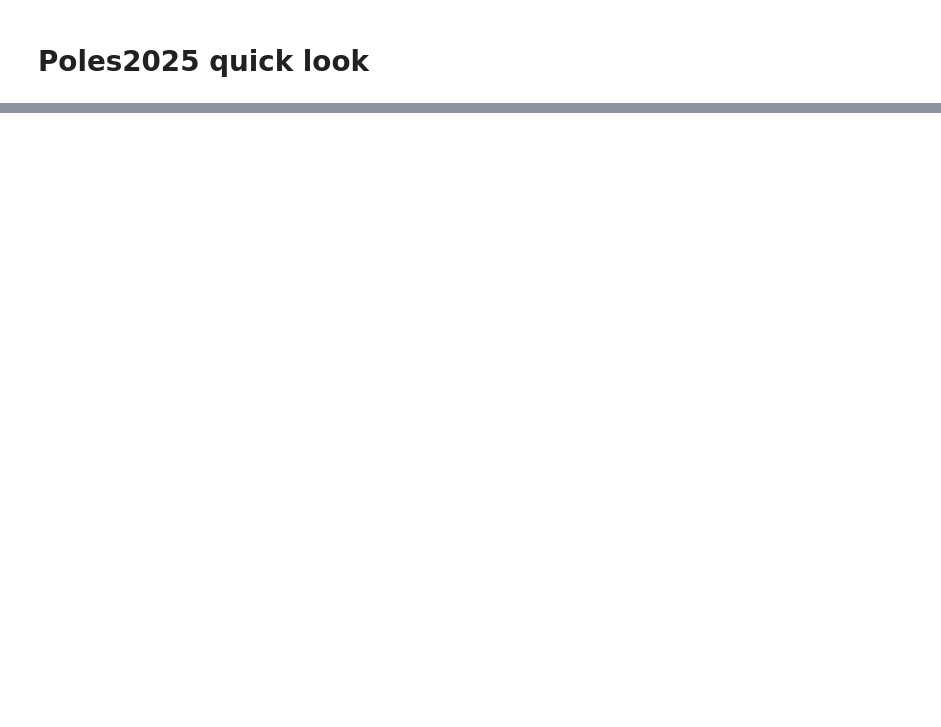
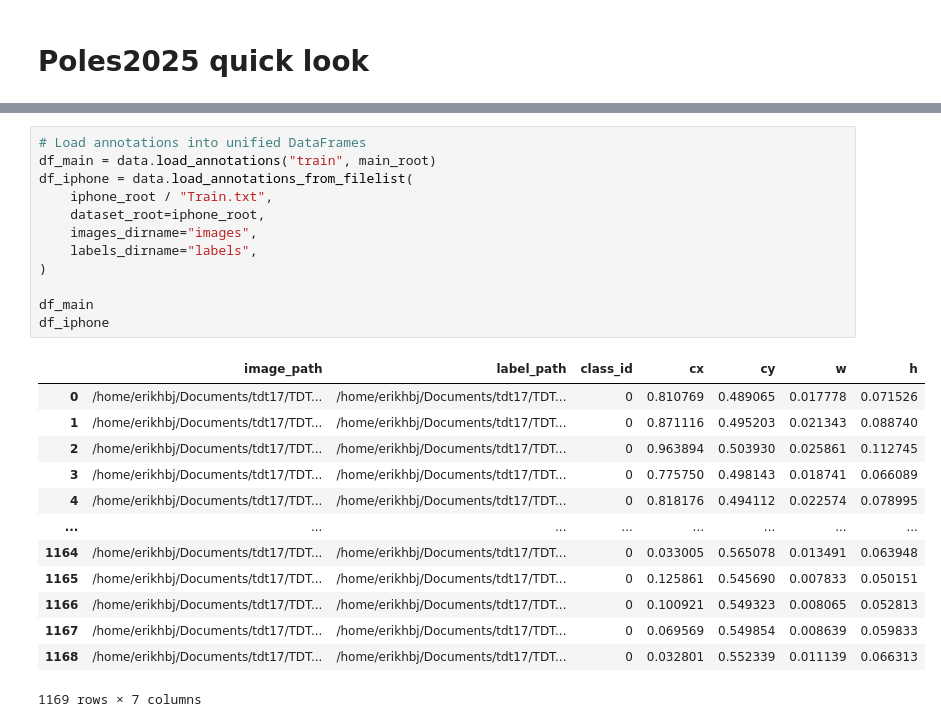
Before and after one commit to HesteBjorn/TDT17-snow-pole-detection, a Jupyter notebook: notebooks/exploration.ipynb, the cells around one changed output, grey strips where cells are left out. Cells and saved outputs as stored; diff of their text form; blank space fills up the shorter version.

```diff
--- a/notebooks/exploration.ipynb
+++ b/notebooks/exploration.ipynb
@@ -48 +63,27 @@ df.head()
+# %%
+# Load annotations into unified DataFrames
+df_main = data.load_annotations("train", main_root)
+df_iphone = data.load_annotations_from_filelist(
+    iphone_root / "Train.txt",
+    dataset_root=iphone_root,
+    images_dirname="images",
+    labels_dirname="labels",
+)
+
+df_main
+df_iphone
+# %% [output]
+|  | image_path | label_path | class_id | cx | cy | w | h |
+| 0 | /home/erikhbj/Documents/tdt17/TDT... | /home/erikhbj/Documents/tdt17/TDT... | 0 | 0.810769 | 0.489065 | 0.017778 | 0.071526 |
+| 1 | /home/erikhbj/Documents/tdt17/TDT... | /home/erikhbj/Documents/tdt17/TDT... | 0 | 0.871116 | 0.495203 | 0.021343 | 0.088740 |
+| 2 | /home/erikhbj/Documents/tdt17/TDT... | /home/erikhbj/Documents/tdt17/TDT... | 0 | 0.963894 | 0.503930 | 0.025861 | 0.112745 |
+| 3 | /home/erikhbj/Documents/tdt17/TDT... | /home/erikhbj/Documents/tdt17/TDT... | 0 | 0.775750 | 0.498143 | 0.018741 | 0.066089 |
+| 4 | /home/erikhbj/Documents/tdt17/TDT... | /home/erikhbj/Documents/tdt17/TDT... | 0 | 0.818176 | 0.494112 | 0.022574 | 0.078995 |
+| ... | ... | ... | ... | ... | ... | ... | ... |
+| 1164 | /home/erikhbj/Documents/tdt17/TDT... | /home/erikhbj/Documents/tdt17/TDT... | 0 | 0.033005 | 0.565078 | 0.013491 | 0.063948 |
+| 1165 | /home/erikhbj/Documents/tdt17/TDT... | /home/erikhbj/Documents/tdt17/TDT... | 0 | 0.125861 | 0.545690 | 0.007833 | 0.050151 |
+| 1166 | /home/erikhbj/Documents/tdt17/TDT... | /home/erikhbj/Documents/tdt17/TDT... | 0 | 0.100921 | 0.549323 | 0.008065 | 0.052813 |
+| 1167 | /home/erikhbj/Documents/tdt17/TDT... | /home/erikhbj/Documents/tdt17/TDT... | 0 | 0.069569 | 0.549854 | 0.008639 | 0.059833 |
+| 1168 | /home/erikhbj/Documents/tdt17/TDT... | /home/erikhbj/Documents/tdt17/TDT... | 0 | 0.032801 | 0.552339 | 0.011139 | 0.066313 |
+1169 rows × 7 columns
 # %%
```
Also changed, not shown: parts of 7 cells of this notebook, 2 other files.
